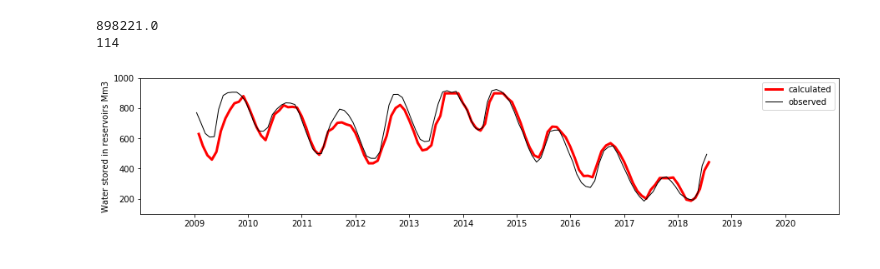
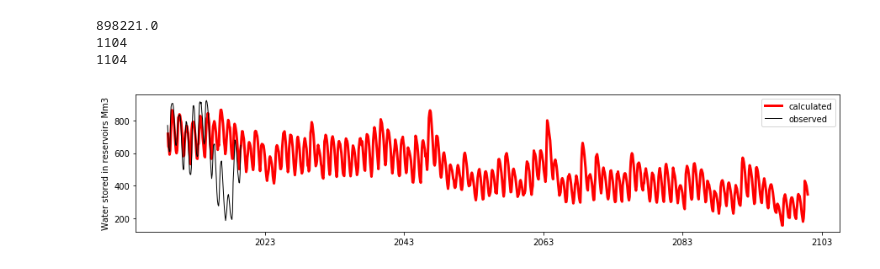
Before and after one commit to ding-k/Cape-Town-ABM, a Jupyter notebook: Capetown_ABM_py.ipynb, the cells around one changed output. Cells and saved outputs as stored; diff of their text form; code cells hidden in the pictures.

```diff
--- a/Capetown_ABM_py.ipynb
+++ b/Capetown_ABM_py.ipynb
@@ -289,40 +474,48 @@ def bigsix_simple(_catchA, _Pthresh, _ow2pet, _prec, _use, _pet):
 # %%
 #preparing data for simulations
 
-ldate="2018 Jul"
-prec_inp=pr_mon['2009':ldate]
-pet_inp=pet_mon['2009':ldate]
-dam_inp=dam_mon['2009':ldate]
-use_inp=urban_mon['2009':ldate]*30+agric_mon['2009':ldate]*30 #in Ml/month
+ldate="2100 December"
+# prec_inp=pr_mon['2009':ldate]
+# pet_inp=pet_mon['2009':ldate]
+# dam_inp=dam_mon['2009':ldate]
+# use_inp=urban_mon['2009':ldate]*30+agric_mon['2009':ldate]*30 #in Ml/month
+prec_inp=pr_mon_new['2009':ldate]
+pet_inp=pet_mon_new['2009':ldate]
+### using simulated data
+prec_inp=pr_sim_4['2009':ldate]
+pet_inp=pet_sim_4['2009':ldate]
+dam_inp=dam_mon_new['2009':ldate]
+use_inp=urban_mon_new['2009':ldate]*30+agric_mon_new['2009':ldate]*30 #in Ml/month
 # %%
 catchA=1000 #catchment area from data - it's not exactly the size of the catchments, but that does not matter much as total catchment rainfall is calculated as a simple mean of individual stations, while in reality is should be a weighted mean\n",
 
 #paramters  - these were formally obtained by automatic calibration on the 2009-2015 data.\n",
 Pthresh=0 #rainfall threshold for calculating effective rainfall\n",
 beta=0.143 #infiltration-runoff partitioning\n",
 maxsm=100 #max soil moisture in partitioning function, but also in soil evaporation function\n",
 alpha=1 #channel network linear reservoir coefficient\n",
 smevfac=1.7 # soil moisture evaporation parameter\n",
 
 ow2pet=1.2 #ratio of open water to PET, assumed rather than calibrated\n",
 
 
 damvolume, damevap, damarea, soilm, catchrunoff=bigsix(catchA, Pthresh, beta, maxsm, alpha, smevfac,ow2pet, prec_inp,use_inp,pet_inp)
 
 
 fig=plt.figure(figsize=(15,3))
 pl = fig.add_subplot(1, 1, 1)
 pl.plot(damvolume/1000, color="red", label="calculated", linewidth=3)
 pl.plot(dam_mon['2009':ldate].index-pd.Timedelta('15days'), dam_mon['2009':ldate].values/1000, color="black", label="observed", lw=1)
 pl.set_ylabel("Water stored in reservoirs Mm3")
 pl.legend()
-pl.set_ylim(100,1000)
-xticks=pd.date_range("2009-01-01", "2020-01-01", freq="AS")
-pl.set_xlim("2008-01-01", "2021-01-01")
-pl.set_xticks(xticks)
+# pl.set_ylim(100,1000)
+# xticks=pd.date_range("2009-01-01", "2020-01-01", freq="AS")
+# pl.set_xlim("2008-01-01", "2021-01-01")
+# pl.set_xticks(xticks)
 plt.show()
 # plt.savefig('bigsix_sim_obs.png')
 # %% [output]
 898221.0
-114
+1104
+1104
-[figure, old version]
+[figure, new version]
```
Also changed, not shown: parts of 17 cells of this notebook, 1 other file.
